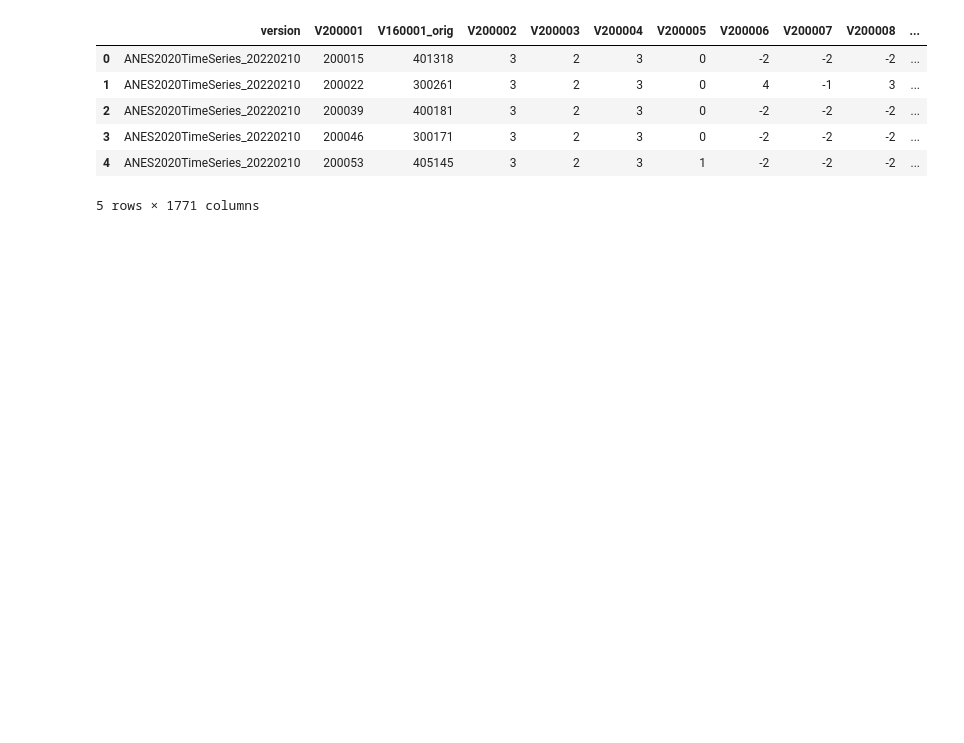
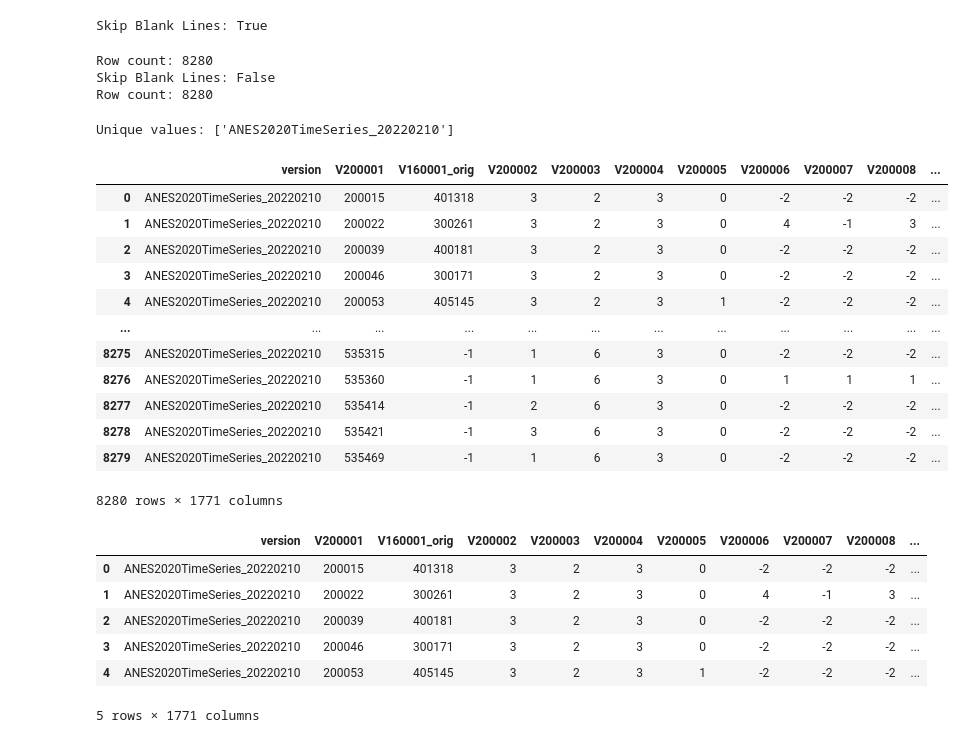
Before and after one commit to jprichmond20/2020ElectionStudy, a Jupyter notebook: 2020 Election Notebook.ipynb, the cells around one changed output. Drawn from its saved outputs; the diff is of its cells as text; code cells hidden in the pictures; blank space fills up the shorter version.

```diff
--- a/2020 Election Notebook.ipynb
+++ b/2020 Election Notebook.ipynb
@@ -29 +30,32 @@ dataset = pd.read_csv("anes_timeseries_2020_csv_20220210.csv")
+# %%
+for skip_blank_lines in [True, False]:
+    print("Skip Blank Lines:", skip_blank_lines)
+    df = pd.read_csv("https://raw.githubusercontent.com/jprichmond20/2020ElectionStudy/main/anes_timeseries_2020_csv_20220210.csv", skip_blank_lines=skip_blank_lines)
+
+    print("Row count:", len(df))
+# %% [output]
+Skip Blank Lines: True
+Row count: 8280
+Skip Blank Lines: False
+Row count: 8280
+# %%
+print("Unique values:", df[df.columns[0]].unique(), "\n")
+# %% [output]
+Unique values: ['ANES2020TimeSeries_20220210']
+# %%
+df
+# %% [output]
+|  | version | V200001 | V160001_orig | V200002 | V200003 | V200004 | V200005 | V200006 | V200007 | V200008 | ... |
+| 0 | ANES2020TimeSeries_20220210 | 200015 | 401318 | 3 | 2 | 3 | 0 | -2 | -2 | -2 | ... |
+| 1 | ANES2020TimeSeries_20220210 | 200022 | 300261 | 3 | 2 | 3 | 0 | 4 | -1 | 3 | ... |
+| 2 | ANES2020TimeSeries_20220210 | 200039 | 400181 | 3 | 2 | 3 | 0 | -2 | -2 | -2 | ... |
+| 3 | ANES2020TimeSeries_20220210 | 200046 | 300171 | 3 | 2 | 3 | 0 | -2 | -2 | -2 | ... |
+| 4 | ANES2020TimeSeries_20220210 | 200053 | 405145 | 3 | 2 | 3 | 1 | -2 | -2 | -2 | ... |
+| ... | ... | ... | ... | ... | ... | ... | ... | ... | ... | ... | ... |
+| 8275 | ANES2020TimeSeries_20220210 | 535315 | -1 | 1 | 6 | 3 | 0 | -2 | -2 | -2 | ... |
+| 8276 | ANES2020TimeSeries_20220210 | 535360 | -1 | 1 | 6 | 3 | 0 | 1 | 1 | 1 | ... |
+| 8277 | ANES2020TimeSeries_20220210 | 535414 | -1 | 2 | 6 | 3 | 0 | -2 | -2 | -2 | ... |
+| 8278 | ANES2020TimeSeries_20220210 | 535421 | -1 | 3 | 6 | 3 | 0 | -2 | -2 | -2 | ... |
+| 8279 | ANES2020TimeSeries_20220210 | 535469 | -1 | 1 | 6 | 3 | 0 | -2 | -2 | -2 | ... |
+8280 rows × 1771 columns
 # %%
```
Also changed, not shown: parts of 7 cells of this notebook.
